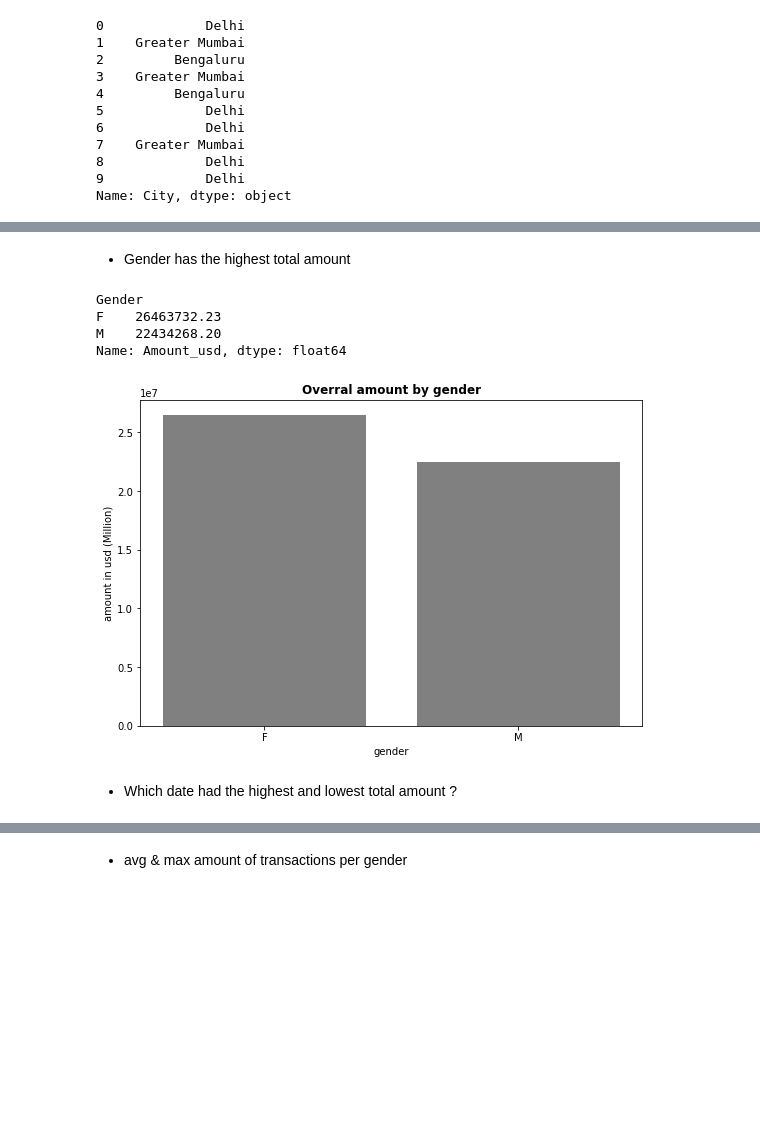
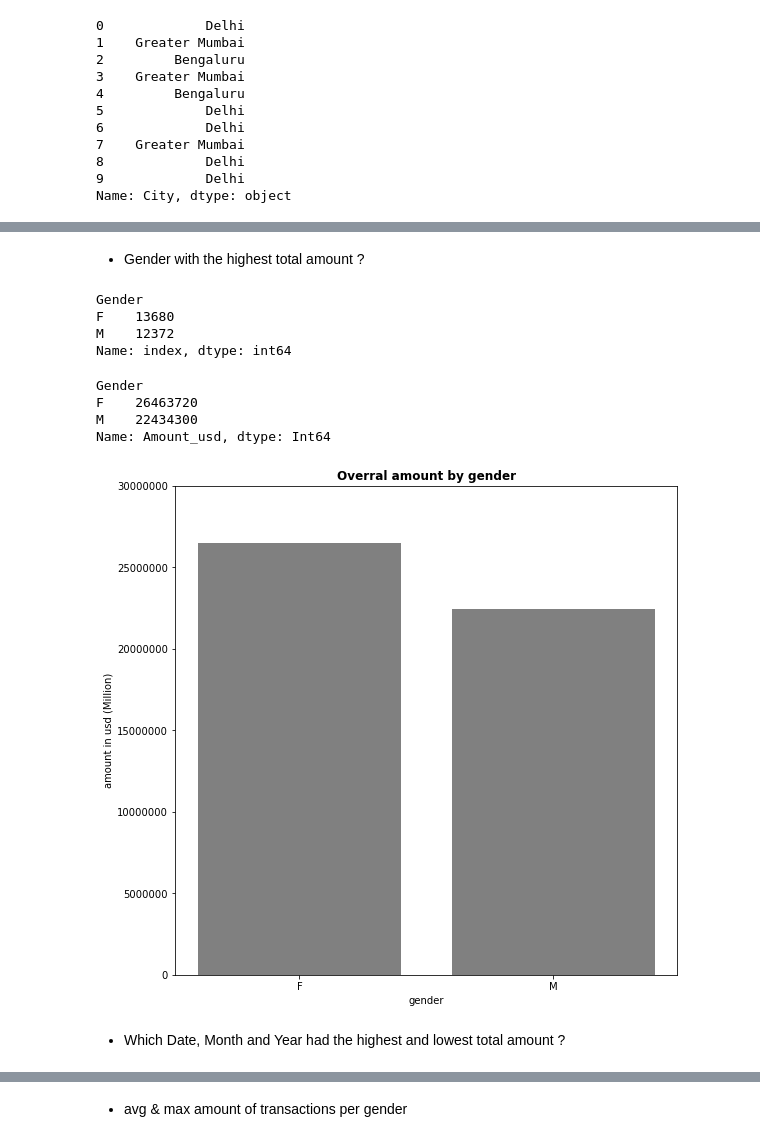
Before and after one commit to captin01/Data_Analysis, a Jupyter notebook: Indias_credit/Indias_cc_transactions.ipynb, the cells around one changed output, grey strips where cells are left out. Cells and saved outputs as stored; diff of their text form; code cells hidden in the pictures; blank space fills up the shorter version.

Commit message:
additional research questions and graphs

```diff
--- a/Indias_credit/Indias_cc_transactions.ipynb
+++ b/Indias_credit/Indias_cc_transactions.ipynb
@@ -26,7 +26,7 @@ india_cc.shape
 #Converting the amount to USD using the current exchange rate of (0.012)
 
 exchange_rate = 0.012
-india_cc['Amount_usd'] = (india_cc['Amount'] * exchange_rate).round(2)
+india_cc['Amount_usd'] = (india_cc['Amount'] * exchange_rate).round().astype('Int64')
 
 print(india_cc[['Amount', 'Amount_usd']])
 # %% [output]
@@ -103,0 +106,6 @@ dtype: object
+# %%
+#month
+india_cc.insert( 3,'Month', india_cc.Date.dt.month)
+# %%
+#Year
+india_cc.insert( 4,'Year', india_cc.Date.dt.year)
@@ -135,26 +152,35 @@ india_cc.sort_values('Amount', ascending= False).head(10)
 # %% [markdown]
--  Gender has the highest total amount
+-  Gender with the highest total amount ?
+# %%
+#Checking the number of female users compared to male users
+india_cc.groupby('Gender')['index'].count()
+# %% [output]
+Gender
+F    13680
+M    12372
+Name: index, dtype: int64
 # %%
 amount_by_gender = india_cc.groupby('Gender')['Amount_usd'].sum()
 amount_by_gender
 # %% [output]
 Gender
-F    26463732.23
-M    22434268.20
-Name: Amount_usd, dtype: float64
+F    26463720
+M    22434300
+Name: Amount_usd, dtype: Int64
 # %%
-plt.figure(figsize= (9,6))
+plt.figure(figsize= (9,9))
 plt.bar( x= amount_by_gender.index,
         height= amount_by_gender.values ,
         color ='Grey')
 plt.xlabel('gender')
 plt.ylabel('amount in usd (Million)')
+plt.yticks(ticks=plt.yticks()[0], labels=plt.yticks()[0].astype(int))
 plt.title('Overral amount by gender', fontsize = 12, fontweight = 'bold' )
 plt.show()
 # %% [output]
-[figure, old version]
+[figure, new version]
 # %% [markdown]
-- Which date had the highest and lowest total amount ?
+- Which Date, Month and  Year had the highest and lowest total amount ?
 # %%
 #Getting total amount of each day
 amount_by_date = india_cc.groupby('Date')['Amount_usd'].sum()
```
Also changed, not shown: parts of 67 cells of this notebook.
